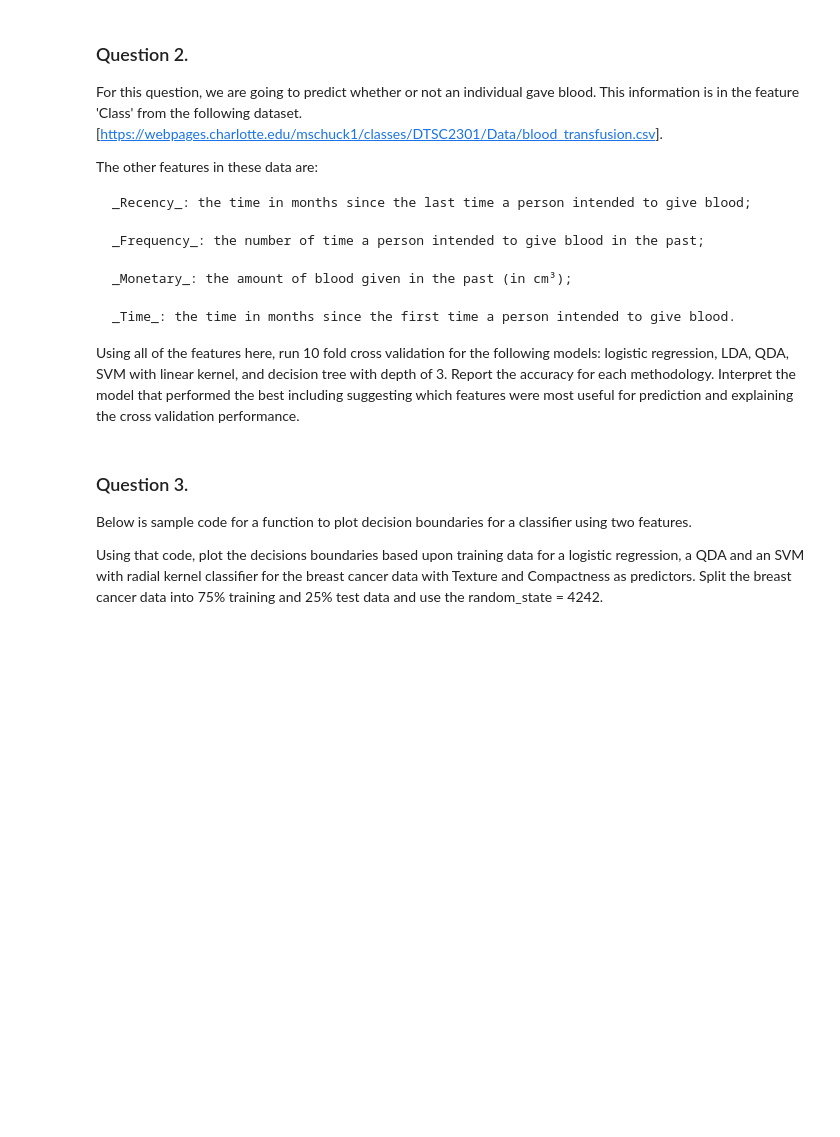
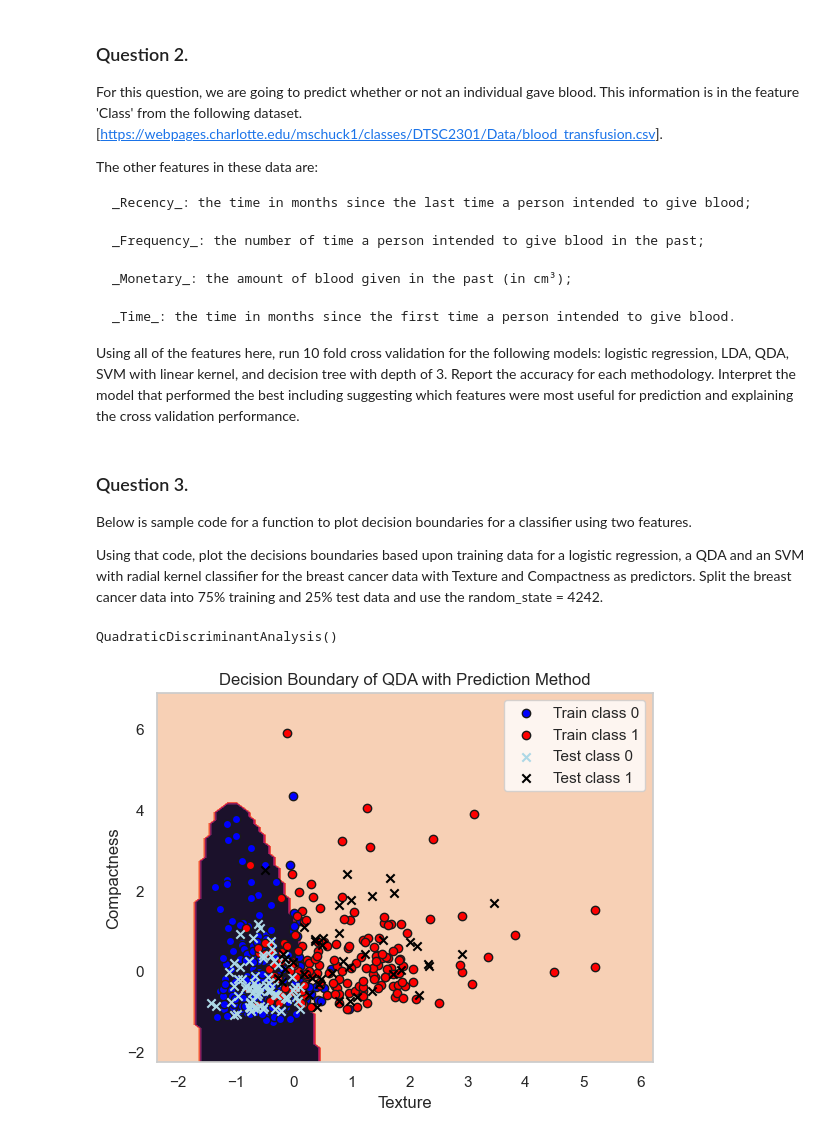
Before and after one commit to schuckers/DTSC2302, a Jupyter notebook: DTSC2302_S25_HW2.ipynb, the cells around one changed output. Drawn from its saved outputs; the diff is of its cells as text; code cells hidden in the pictures; blank space fills up the shorter version.

```diff
--- a/DTSC2302_S25_HW2.ipynb
+++ b/DTSC2302_S25_HW2.ipynb
@@ -59,3 +62,48 @@ plot_decision_boundary(X_train, y_train, model, ax)
 
 # Show the plot
 plt.show()
+# %%
+# Choose the features X and target y
+X=bcancer[['Texture','Compactness']]
+y = bcancer['Diagnosis']
+y2=(y=="M").astype(int)
+
+# Split data into training and testing sets
+X_train, X_test, y_train, y_test = train_test_split(X, y2, test_size=0.2, random_state=42)
+
+scaler = StandardScaler()
+X_train = scaler.fit_transform(X_train)
+X_test = scaler.transform(X_test)
+
+clf = QuadraticDiscriminantAnalysis()
+clf.fit(X_train,y_train)
+# %% [output]
+QuadraticDiscriminantAnalysis()
+# %%
+from sklearn.inspection import DecisionBoundaryDisplay
+
+db = DecisionBoundaryDisplay.from_estimator(
+    clf,
+    X_train,
+    response_method="predict"
+)
+
+# Plot training and test points with different colors for each class
+scatter_train_0 = plt.scatter(X_train[y_train == 0][:, 0], X_train[y_train == 0][:, 1],
+                              c='blue', edgecolors='k', marker='o', label='Train class 0')
+scatter_train_1 = plt.scatter(X_train[y_train == 1][:, 0], X_train[y_train == 1][:, 1],
+                              c='red', edgecolors='k', marker='o', label='Train class 1')
+scatter_test_0 = plt.scatter(X_test[y_test == 0][:, 0], X_test[y_test == 0][:, 1],
+                             c='lightblue', marker='x', label='Test class 0')
+scatter_test_1 = plt.scatter(X_test[y_test == 1][:, 0], X_test[y_test == 1][:, 1],
+                             c='black', marker='x', label='Test class 1')
+
+# Add legend
+plt.legend()
+
+plt.xlabel("Texture")
+plt.ylabel("Compactness")
+plt.title("Decision Boundary of QDA with Prediction Method")
+plt.show()
+# %% [output]
+[figure, added]
```
Also changed, not shown: parts of 2 cells of this notebook, 2 other files.
